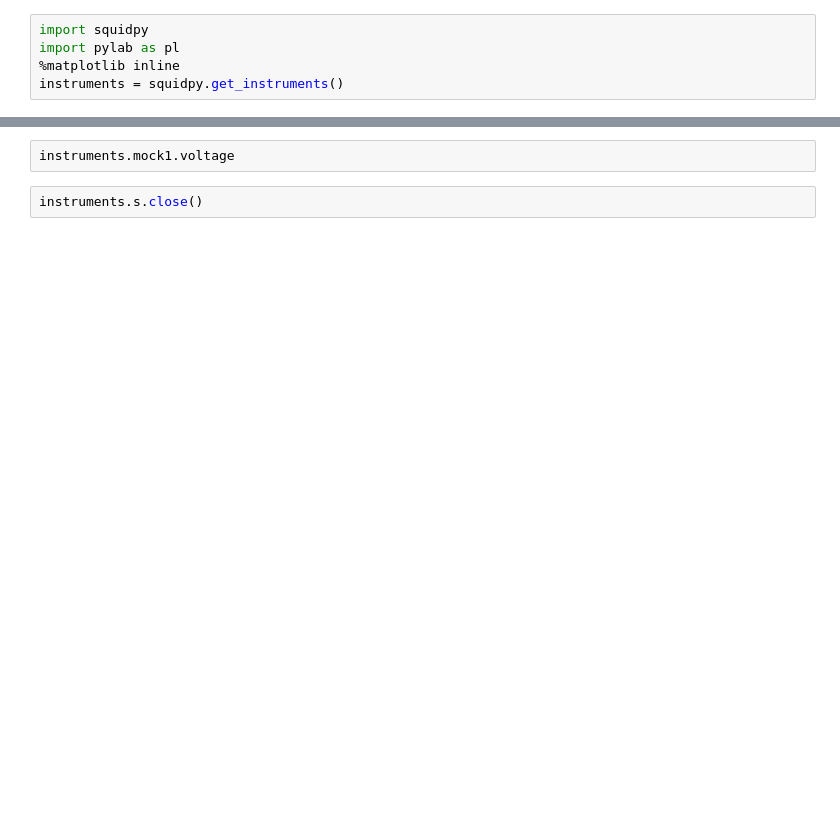
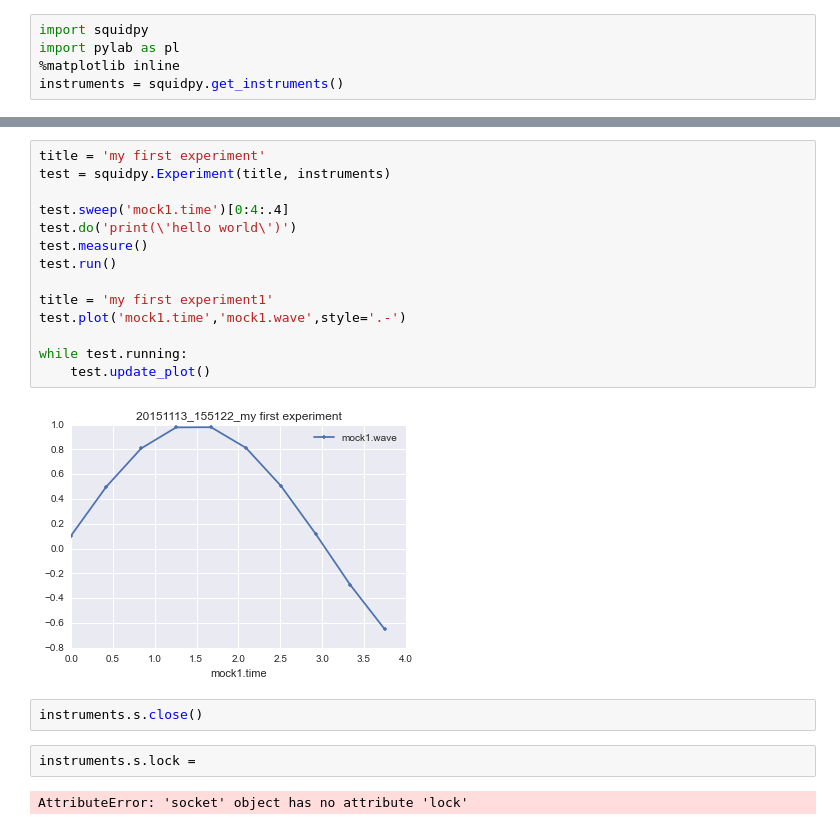
Before and after one commit to guenp/squidpy, a Jupyter notebook: examples/Experiment.ipynb, the cells around one changed output, grey strips where cells are left out. Drawn from its saved outputs; the diff is of its cells as text; blank space fills up the shorter version.

```diff
--- a/examples/Experiment.ipynb
+++ b/examples/Experiment.ipynb
@@ -43,4 +43,22 @@ while test.running:
-# %%
-instruments.mock1.voltage
+# %%
+title = 'my first experiment'
+test = squidpy.Experiment(title, instruments)
+
+test.sweep('mock1.time')[0:4:.4]
+test.do('print(\'hello world\')')
+test.measure()
+test.run()
+
+title = 'my first experiment1'
+test.plot('mock1.time','mock1.wave',style='.-')
+
+while test.running:
+    test.update_plot()
+# %% [output]
+[figure, added]
 # %%
 instruments.s.close()
+# %%
+instruments.s.lock =
+# %% [output]
+AttributeError: 'socket' object has no attribute 'lock'
```
Also changed, not shown: parts of 6 cells of this notebook, 4 other files.
